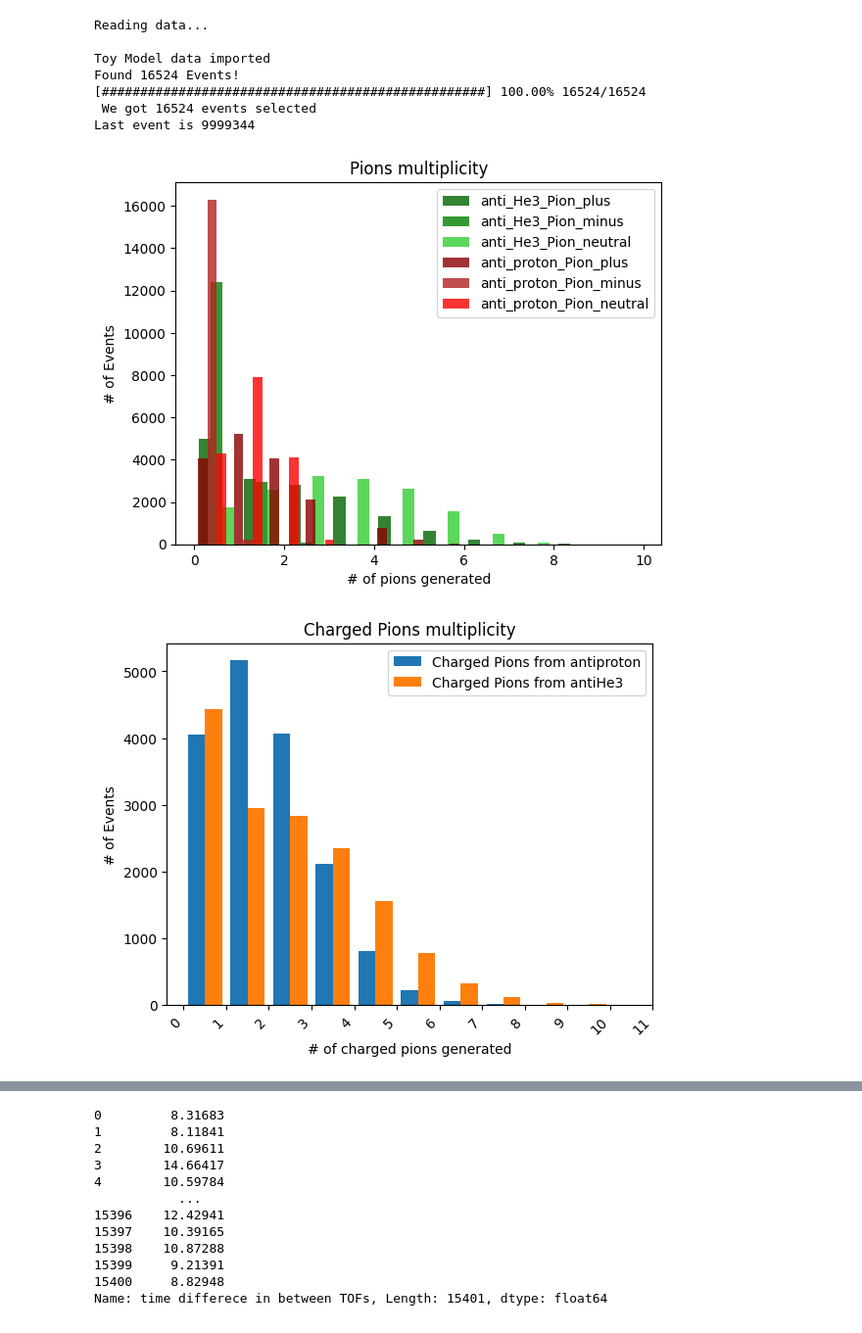
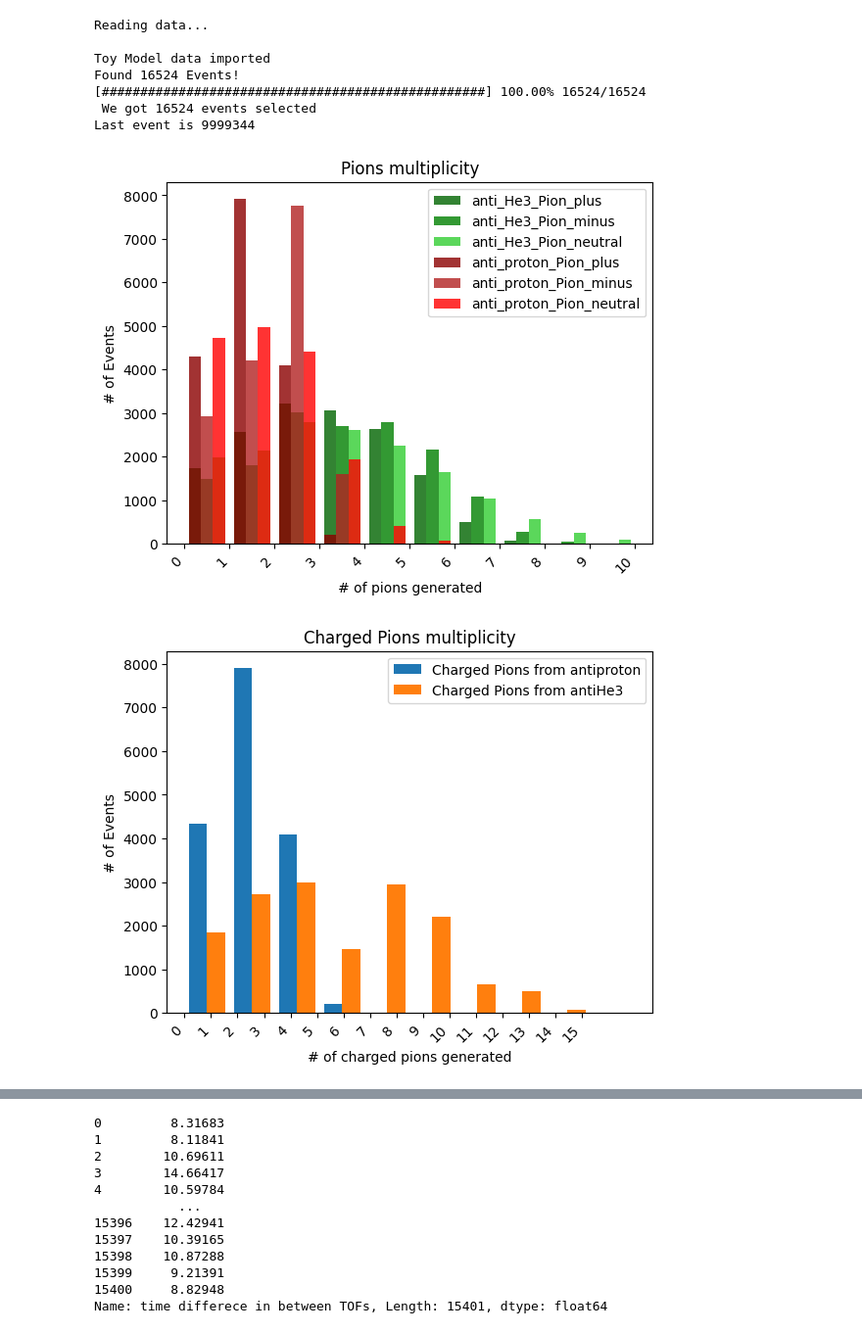
Before and after one commit to Eclipsedclaw/GRAMS, a Jupyter notebook: analysis/2023_Paper/Daughter_analysis.ipynb, the cells around one changed output, grey strips where cells are left out. Shown at 98% size. Cells and saved outputs as stored; diff of their text form; code cells hidden in the pictures.

```diff
--- a/analysis/2023_Paper/Daughter_analysis.ipynb
+++ b/analysis/2023_Paper/Daughter_analysis.ipynb
@@ -80,6 +98,7 @@ plt.xticks(x_values, unique_elements, rotation=45, ha='right')
 [figure]
 # %%
 # This is for listing all the daughters
+fig, ax = plt.subplots(figsize=(16, 12))
 
 import matplotlib.pyplot as plt
 import numpy as np
@@ -126,7 +145,7 @@ def plot_multiple_datasets(datasets):
 
 
 datasets = []
-for i in range(3):
+for i in range(10):
     datasets.append([i, anti_He3_Result.get_value(i, 1)[1]])
 
 
@@ -142,9 +161,9 @@ anti_He3_Pion_neutral = []
 anti_He3_Pion_Charged = []
 
 for i in range(anti_He3_Result.get_number_of_events()):
-    anti_He3_Pion_plus.append(np.count_nonzero(np.array(anti_He3_Result.get_value(i, 1)[1]) == 2112))
-    anti_He3_Pion_minus.append(np.count_nonzero(np.array(anti_He3_Result.get_value(i, 1)[1]) == -2112))
-    anti_He3_Pion_neutral.append(np.count_nonzero(np.array(anti_He3_Result.get_value(i, 1)[1]) == 211))
+    anti_He3_Pion_plus.append(np.count_nonzero(np.array(anti_He3_Result.get_value(i, 1)[1]) == 211))
+    anti_He3_Pion_minus.append(np.count_nonzero(np.array(anti_He3_Result.get_value(i, 1)[1]) == -211))
+    anti_He3_Pion_neutral.append(np.count_nonzero(np.array(anti_He3_Result.get_value(i, 1)[1]) == 111))
 
 anti_He3_Pion_profile = [anti_He3_Pion_plus, anti_He3_Pion_minus, anti_He3_Pion_neutral]
 anti_He3_Pion_label = ['anti_He3_Pion_plus', 'anti_He3_Pion_minus', 'anti_He3_Pion_neutral']
@@ -199,9 +219,9 @@ anti_proton_Pion_neutral = []
 anti_proton_Pion_Charged = []
 
 for i in range(anti_proton_Result.get_number_of_events()):
-    anti_proton_Pion_plus.append(np.count_nonzero(np.array(anti_proton_Result.get_value(i, 1)[1]) == 2112))
-    anti_proton_Pion_minus.append(np.count_nonzero(np.array(anti_proton_Result.get_value(i, 1)[1]) == -2112))
-    anti_proton_Pion_neutral.append(np.count_nonzero(np.array(anti_proton_Result.get_value(i, 1)[1]) == 211))
+    anti_proton_Pion_plus.append(np.count_nonzero(np.array(anti_proton_Result.get_value(i, 1)[1]) == 211))
+    anti_proton_Pion_minus.append(np.count_nonzero(np.array(anti_proton_Result.get_value(i, 1)[1]) == -211))
+    anti_proton_Pion_neutral.append(np.count_nonzero(np.array(anti_proton_Result.get_value(i, 1)[1]) == 111))
 
 anti_proton_Pion_profile = [anti_proton_Pion_plus, anti_proton_Pion_minus, anti_proton_Pion_neutral]
 anti_proton_Pion_label = ['anti_proton_Pion_plus', 'anti_proton_Pion_minus', 'anti_proton_Pion_neutral']
@@ -216,39 +236,39 @@ unique_values_pi_neutral, value_counts_pi_neutral = np.unique(anti_proton_Pion_n
 plt.bar(unique_values_pi_plus, value_counts_pi_plus, alpha=0.6, label='# of Pi+ generated')
 plt.bar(unique_values_pi_minus, value_counts_pi_minus, alpha=0.6, label='# of Pi+ generated')
 plt.bar(unique_values_pi_neutral, value_counts_pi_neutral, alpha=0.6, label='# of Pi0 generated')
 """
 
-plt.hist(anti_He3_Pion_profile, label = anti_He3_Pion_label, color=anti_He3_Pion_color, alpha=0.8)
-plt.hist(anti_proton_Pion_profile, label = anti_proton_Pion_label, color=anti_proton_Pion_color, alpha=0.8)
+plt.hist(anti_He3_Pion_profile, label = anti_He3_Pion_label, range = [0, 10], bins = 10, color=anti_He3_Pion_color, alpha=0.8)
+plt.hist(anti_proton_Pion_profile, label = anti_proton_Pion_label, range = [0, 10], bins = 10, color=anti_proton_Pion_color, alpha=0.8)
 
 
 # Add labels and title
 plt.xlabel('# of pions generated')
-#plt.xticks(x_values, x_name, rotation=45, ha='right')
+plt.xticks([0, 1, 2, 3, 4, 5, 6, 7, 8, 9, 10], [0, 1, 2, 3, 4, 5, 6, 7, 8, 9, 10], rotation=45, ha='right')
 plt.ylabel('# of Events')
 plt.legend()
 plt.title('Pions multiplicity')
 
 plt.figure(2)
 
 anti_proton_Pion_Charged = np.add(anti_proton_Pion_plus, anti_proton_Pion_minus)
 anti_He3_Pion_Charged = np.add(anti_He3_Pion_plus, anti_He3_Pion_minus)
 #anti_He3_Pion_Charged.extend(anti_He3_Pion_minus)
 Pion_Charged = [anti_proton_Pion_Charged, anti_He3_Pion_Charged]
 Pion_Charged_label = ['Charged Pions from antiproton', 'Charged Pions from antiHe3']
 plt.hist(Pion_Charged, label = Pion_Charged_label)
 # Add labels and title
 plt.xlabel('# of charged pions generated')
-plt.xticks([0, 1, 2, 3, 4, 5, 6, 7, 8, 9, 10, 11], [0, 1, 2, 3, 4, 5, 6, 7, 8, 9, 10, 11], rotation=45, ha='right')
+plt.xticks([0, 1, 2, 3, 4, 5, 6, 7, 8, 9, 10, 11, 12, 13, 14, 15], [0, 1, 2, 3, 4, 5, 6, 7, 8, 9, 10, 11, 12, 13, 14, 15], rotation=45, ha='right')
 plt.ylabel('# of Events')
 plt.legend()
 plt.title('Charged Pions multiplicity')
 
 # Show the plot
 plt.show()
 # %% [output]
-[figure, old version]
+[figure, new version]
-[figure, old version]
+[figure, new version]
 # %%
 # This code output corner plot of daughters
 
```
Also changed, not shown: parts of 6 cells of this notebook, 1 other file.
